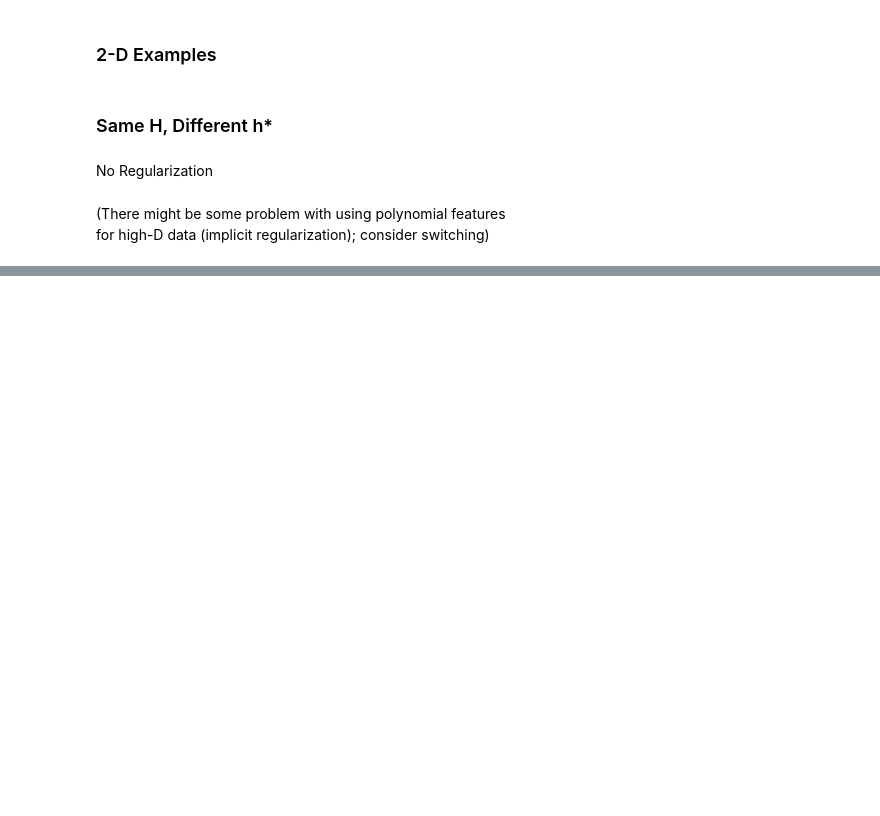
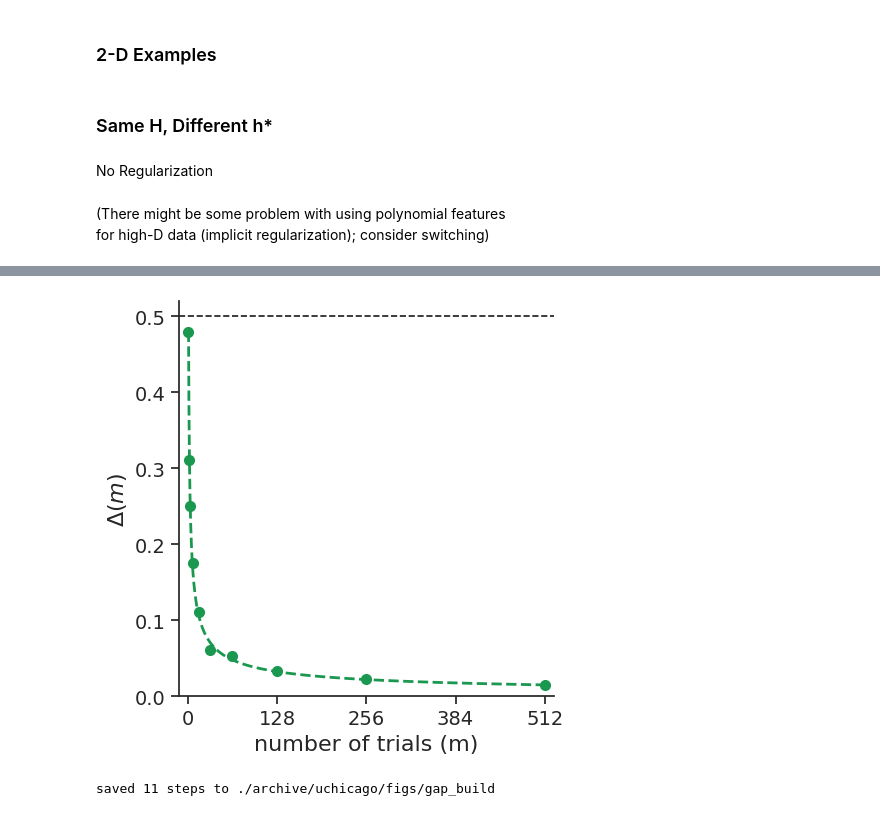
Before and after one commit to lingqiz/inductive-bias, a Jupyter notebook: analysis/theory_curves.ipynb, the cells around one changed output, grey strips where cells are left out. Saved outputs shown, nothing was run; the diff lists cells and outputs as text; code cells hidden in the pictures; blank space fills up the shorter version.

```diff
--- a/analysis/theory_curves.ipynb
+++ b/analysis/theory_curves.ipynb
@@ -112,15 +100,0 @@ model = lambda: LR(penalty='l1', solver='saga', C=0.2,
-# %%
-# estimate generalization error
-# linear h
-np.random.seed(0)
-cc_linear = ConvergenceCurve(lh, model, asmp_error=asmp_error, n_test=4096,
-                           train_size = 2 ** np.arange(1, 13, 1), n_repeat=128)
-
-cc_linear.run()
-
-# polynomial h
-np.random.seed(0)
-cc_poly = ConvergenceCurve(ph, model, asmp_error=asmp_error, n_test=4096,
-                           train_size = 2 ** np.arange(1, 13, 1), n_repeat=128)
-
-cc_poly.run()
@@ -154,0 +201,33 @@ plt.show()
+# %%
+# schematic: build-up sequence of the faster (green) learning curve in linear space (x up to 512),
+# one figure per step; dots appear as m passes them; dashed = its PAC-Bayes fit above, drawn up to m
+# (same fixed page size / axes position as gap_linear.pdf and gap_loglog.pdf)
+import os
+build_dir = f'{schem_dir}/gap_build'
+os.makedirs(build_dir, exist_ok=True)
+build_steps = [0] + [2 ** k for k in range(0, 10)]      # empty axes, then m = 1, 2, 4, ..., 512
+(cc, m_max, color), fit = schem_curves[1], schem_fits[1]   # faster curve only
+
+for k, m_end in enumerate(build_steps):
+    fig, ax = schem_axes()
+    if m_end > 0:
+        m_grid = np.linspace(1, m_end, 2000)        # dense grid: smooth curve, not shown as dots
+        ax.plot(m_grid, fit.predict(m_grid), '--', color=color, lw=2)
+        m, gap = schem_gap(cc, m_end)
+        # no simulation at m = 1 (train sizes start at 2): use the fitted value there
+        m, gap = np.r_[1, m], np.r_[fit.predict(1.0), gap]
+        ax.plot(m, gap, 'o', color=color, ms=7)
+    ax.set_xlim(-0.025 * 512, 1.025 * 512)           # as schem_linear(m_end=512)
+    ax.set_ylim(0, 0.52)
+    ax.xaxis.set_major_locator(mticker.MultipleLocator(128))
+    ax.yaxis.set_major_locator(mticker.MultipleLocator(0.1))
+    schem_style(ax)
+    fig.savefig(f'{build_dir}/gap_build_{k:02d}_m{m_end:03d}.pdf', dpi=300)
+    if m_end == build_steps[-1]:
+        plt.show()                       # display the final step only
+    else:
+        plt.close(fig)
+print(f'saved {len(build_steps)} steps to {build_dir}')
+# %% [output]
+[figure, added]
+saved 11 steps to ./archive/uchicago/figs/gap_build
```
Also changed, not shown: parts of 13 cells of this notebook.
